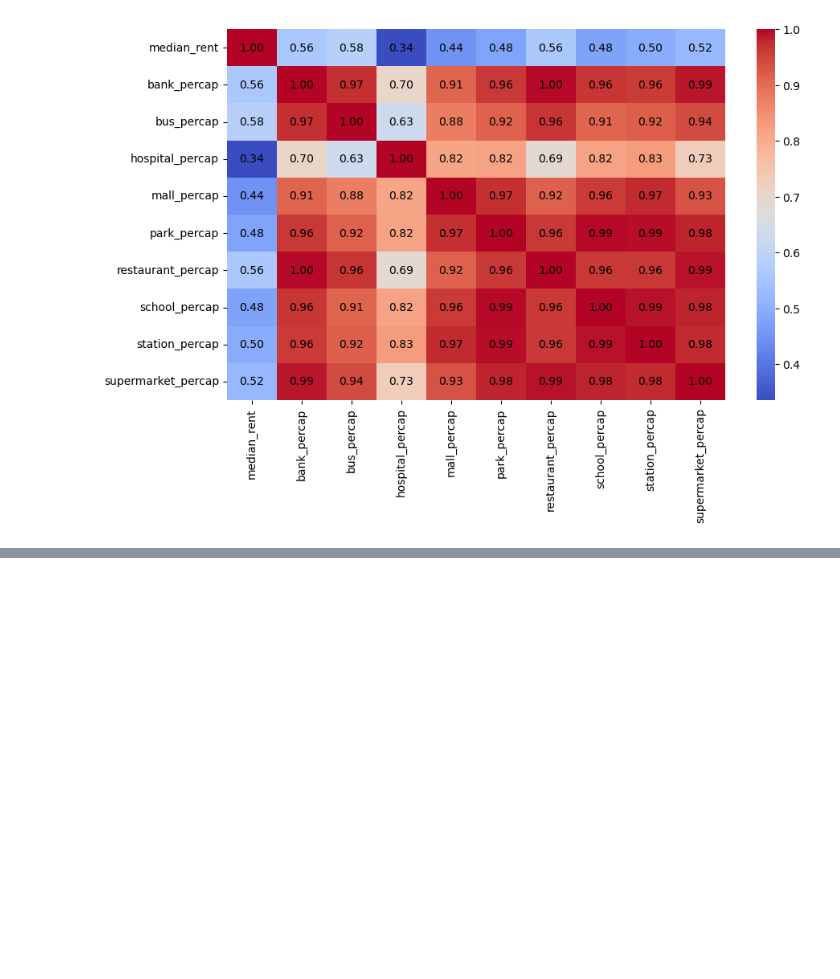
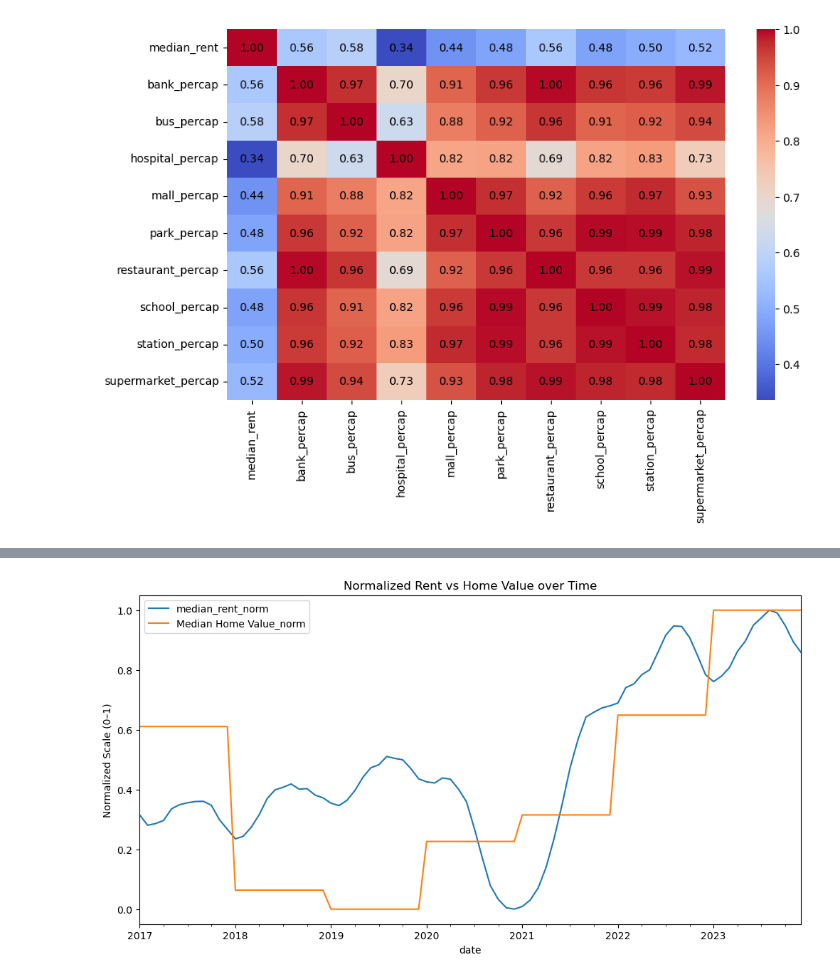
Before and after one commit to tmayer10/RentIQ, a Jupyter notebook: EDA/EDA_KL.ipynb, the cells around one changed output, grey strips where cells are left out. Cells and saved outputs as stored; diff of their text form; code cells hidden in the pictures; blank space fills up the shorter version.

```diff
--- a/EDA/EDA_KL.ipynb
+++ b/EDA/EDA_KL.ipynb
@@ -488,0 +499,20 @@ plot_corr(corr)
+# %%
+# Example: pick one zipcode
+from sklearn.preprocessing import MinMaxScaler
+zip_example = house_data_nyc["zipcode"].iloc[0]
+
+df_zip = house_data_nyc[house_data_nyc["zipcode"] == zip_example]
+
+scaler = MinMaxScaler()
+df_scaled = df_zip.copy()
+
+df_scaled[["median_rent_norm", "Median Home Value_norm"]] = scaler.fit_transform(
+    df_scaled[["median_rent", "Median Home Value"]]
+)
+
+df_scaled[["date","median_rent_norm","Median Home Value_norm"]].set_index("date").plot(figsize=(12,6))
+plt.title("Normalized Rent vs Home Value over Time")
+plt.ylabel("Normalized Scale (0–1)")
+plt.show()
+# %% [output]
+[figure, added]
```
Also changed, not shown: parts of 4 cells of this notebook.
